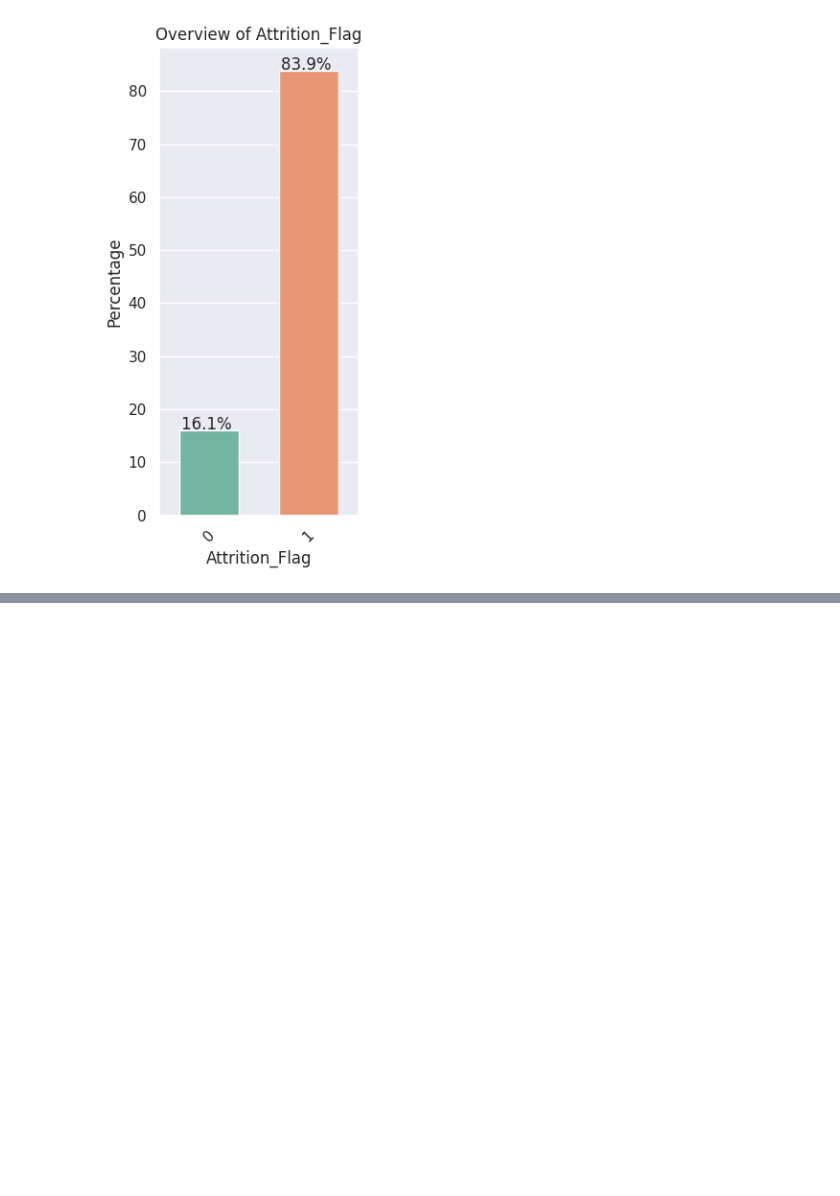
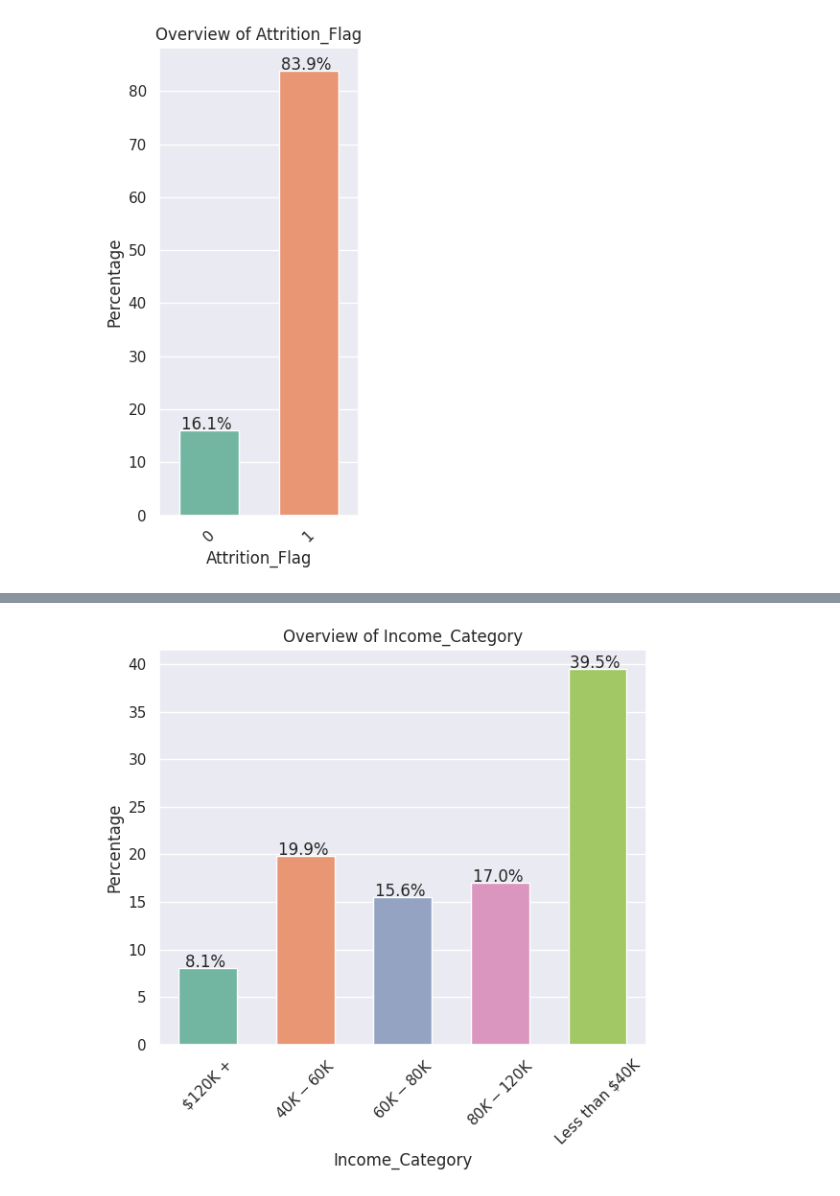
Before and after one commit to Rajesh2015/credit-card-user-churn-prediction, a Jupyter notebook: credit-card-churn-solution.ipynb, the cells around one changed output, grey strips where cells are left out. Drawn from its saved outputs; the diff is of its cells as text; code cells hidden in the pictures; blank space fills up the shorter version.

```diff
--- a/credit-card-churn-solution.ipynb
+++ b/credit-card-churn-solution.ipynb
@@ -1086,0 +1097,4 @@ plot
+# %%
+plot_bar_chart_percentage(df_encod,'Income_Category','Income_Category',pellete=pellete)
+# %% [output]
+[figure, added]
```
Also changed, not shown: parts of 6 cells of this notebook.
